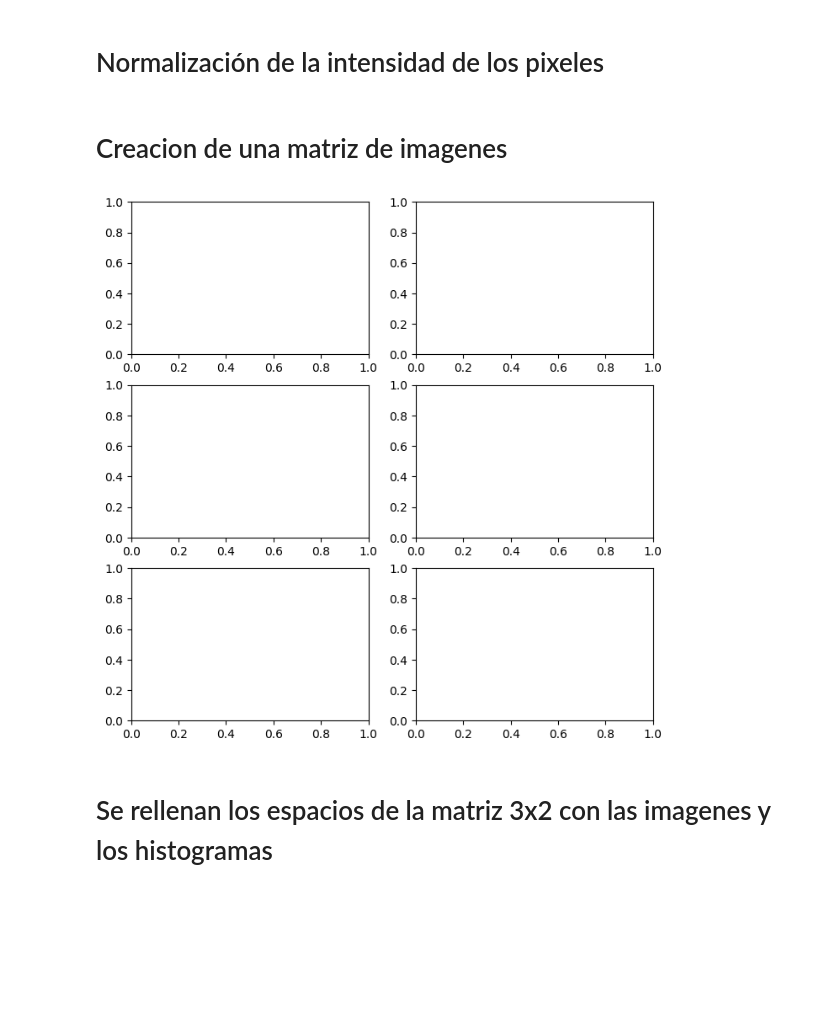
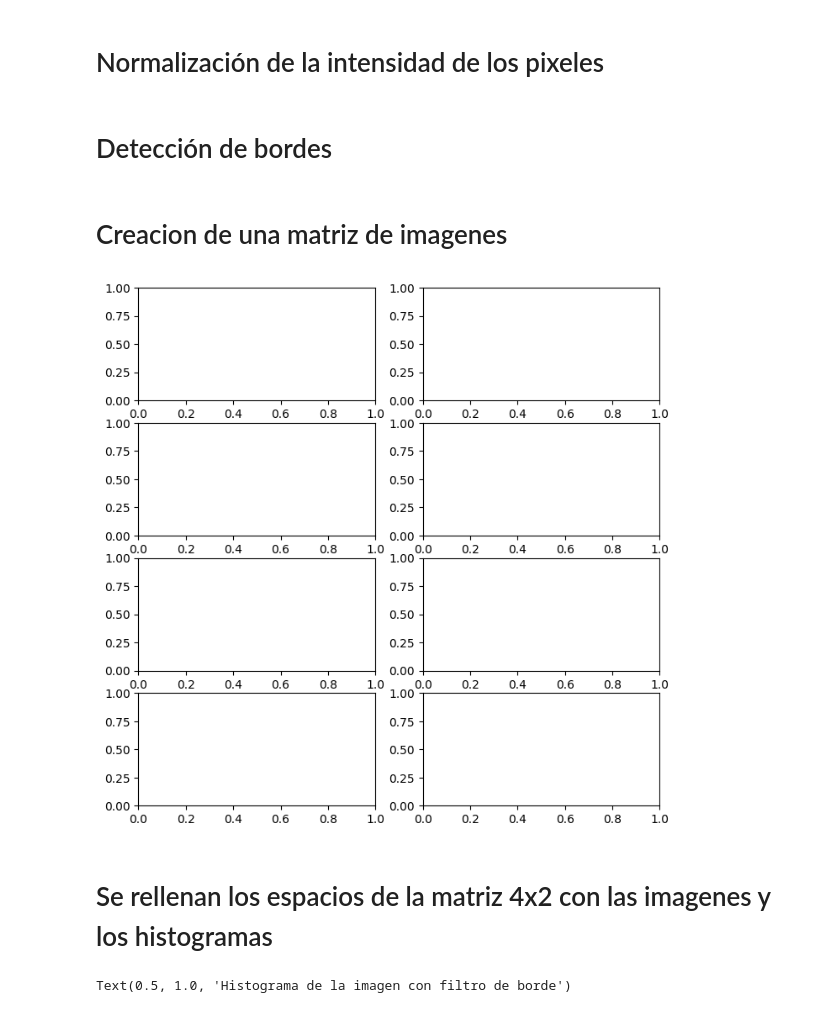
Before and after one commit to H0lber/PYTHON_IMAGENES, a Jupyter notebook: Taller 1.ipynb, the cells around one changed output. Cells and saved outputs as stored; diff of their text form; code cells hidden in the pictures; blank space fills up the shorter version.

Commit message:
agregamos deteccion de bordes a la imagen

```diff
--- a/Taller 1.ipynb
+++ b/Taller 1.ipynb
@@ -30,3 +31,5 @@ img3 = img2.copy()
 for i in range(row):
     for j in range(col):
         img3[i][j] = ((img2[i][j] - f_min) / (f_max - f_min)) * 256
+# %% [markdown]
+# Detección de bordes
@@ -33,11 +39,11 @@ for i in range(row):
 # %% [markdown]
 # Creacion de una matriz de imagenes
 # %%
-fig, axs = plt.subplots(nrows=3, ncols=2, figsize=(8, 8))
+fig, axs = plt.subplots(nrows=4, ncols=2, figsize=(8, 8))
 # %% [output]
-[figure, old version]
+[figure, new version]
 # %% [markdown]
-# Se rellenan los espacios de la matriz 3x2 con las imagenes y los histogramas
+# Se rellenan los espacios de la matriz 4x2 con las imagenes y los histogramas
 # %%
 axs[0][0].imshow(img, cmap="gray")
 axs[0][0].axis("off")
@@ -61,5 +67,10 @@ axs[2][1].hist(img3.ravel(), 256, [0, 256], color='gray')
 axs[2][1].set_title('Histograma de la imagen normalizada')
 
 
+axs[3][0].imshow(img4, cmap="gray")
+axs[3][0].axis("off")
 
-plt.show()
+axs[3][1].hist(img4.ravel(), 256, [0, 256], color='gray')
+axs[3][1].set_title('Histograma de la imagen con filtro de borde')
+# %% [output]
+Text(0.5, 1.0, 'Histograma de la imagen con filtro de borde')
```
Also changed, not shown: parts of 3 cells of this notebook, 1 other file.
